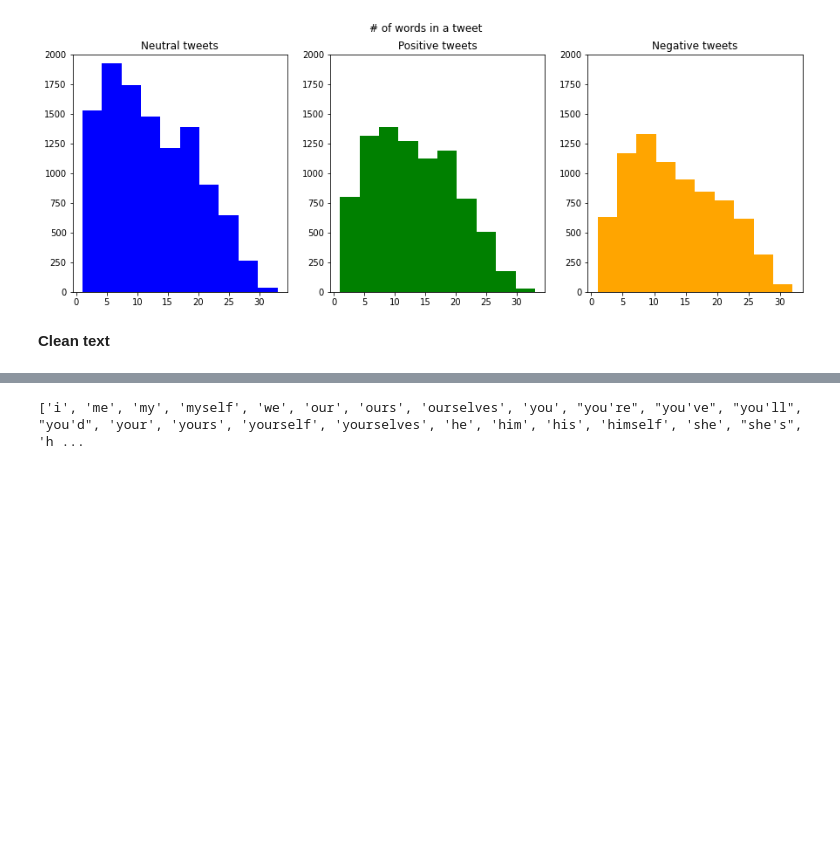
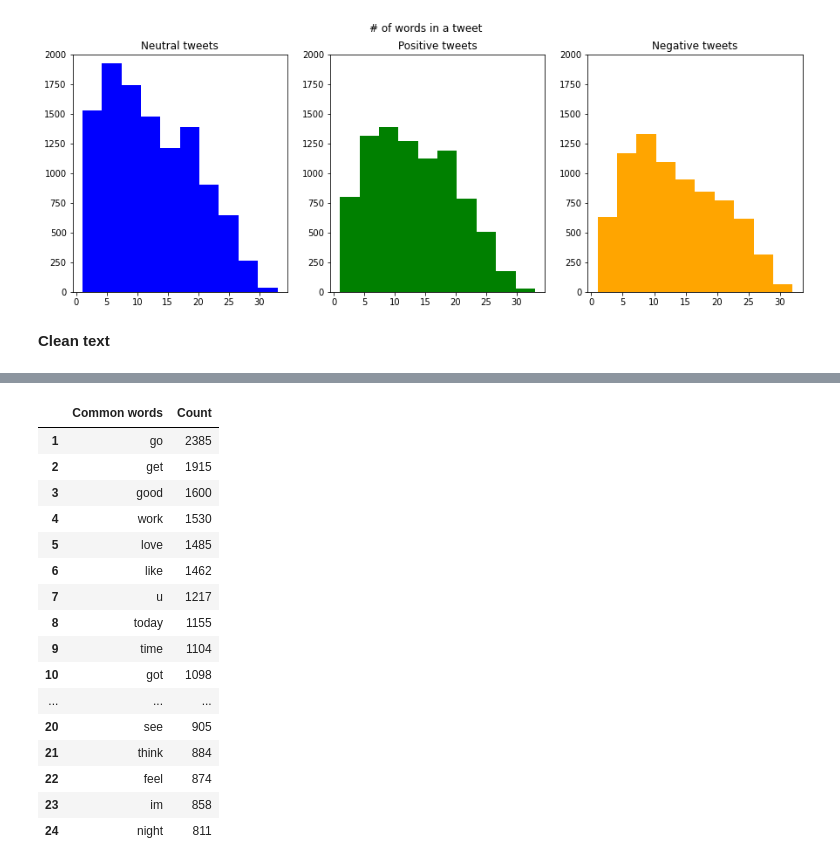
Before and after one commit to arzoozehra/CIND820, a Jupyter notebook: EDA.ipynb, the cells around one changed output, grey strips where cells are left out. Cells and saved outputs as stored; diff of their text form; code cells hidden in the pictures; blank space fills up the shorter version.

```diff
--- a/EDA.ipynb
+++ b/EDA.ipynb
@@ -256,21 +264,28 @@ plt.show()
 **Clean text**
 # %%
 # Convert text to lowercase
-train_normal = train['text'].str.lower()
-
-print(train_normal)
+train['text'] = train['text'].str.lower()
 
 # Expand contractions e.g i'd to i would
-#train_normal.replace( {r"`": "'"}, inplace= True, regex = True)
-#train_normal = train_normal.apply(contractions.fix)
+#train['text'].replace( {r"`": "'"}, inplace= True, regex = True)
+#train['text'] = train_normal.apply(contractions.fix)
 
 # Remove Unicode characters: punctuation, emojis, URLs and @
-train_normal.replace( {r"(@\[A-Za-z0-9]+)|([^0-9A-Za-z \t])|(\w+:\/\/\S+)|^rt|http.+?": " "}, inplace= True, regex = True)
+train['text'].replace( {r"(@\[A-Za-z0-9]+)|([^0-9A-Za-z \t])|(\w+:\/\/\S+)|^rt|http.+?": " "}, inplace= True, regex = True)
 
 # Remove extra whitespaces
-train_normal.replace( {r" +": " "}, inplace= True, regex = True)
-train_normal = train_normal.str.strip()
+train['text'].replace( {r" +": " "}, inplace= True, regex = True)
+train['text'] = train['text'].str.strip()
 
 # Remove stopwords
 stop = stopwords.words('english')
-train_normal = train_normal.apply(lambda text: " ".join([word for word in text.split() if word not in (stop)]))
+
+train['text'] = train['text'].apply(lambda text: " ".join([word for word in text.split() if word not in (stop)]))
+
+# Stemming
+stemmer = PorterStemmer()
+train['text'] = train['text'].apply(lambda text: " ".join([stemmer.stem(word) for word in text.split()]))
+
+# Lemmatazing
+lemmatizer = WordNetLemmatizer()
+train['text'] = train['text'].apply(lambda text: " ".join([lemmatizer.lemmatize(word) for word in text.split()]))
@@ -326,4 +312,26 @@ Name: text, Length: 27480, dtype: object
-# %%
-print(stop)
-# %% [output]
-['i', 'me', 'my', 'myself', 'we', 'our', 'ours', 'ourselves', 'you', "you're", "you've", "you'll", "you'd", 'your', 'yours', 'yourself', 'yourselves', 'he', 'him', 'his', 'himself', 'she', "she's", 'h ...
+# %%
+tempList = train['text'].apply(lambda x:str(x).split())
+
+top = Counter([item for sublist in tempList for item in sublist])
+temp = pd.DataFrame(top.most_common(25))
+temp = temp.iloc[1:,:]
+temp.columns = ['Common words','Count']
+temp.style.background_gradient(cmap='Blues')
+# %% [output]
+|  | Common words | Count |
+| 1 | go | 2385 |
+| 2 | get | 1915 |
+| 3 | good | 1600 |
+| 4 | work | 1530 |
+| 5 | love | 1485 |
+| 6 | like | 1462 |
+| 7 | u | 1217 |
+| 8 | today | 1155 |
+| 9 | time | 1104 |
+| 10 | got | 1098 |
+| ... | ... | ... |
+| 20 | see | 905 |
+| 21 | think | 884 |
+| 22 | feel | 874 |
+| 23 | im | 858 |
+| 24 | night | 811 |
```
Also changed, not shown: parts of 14 cells of this notebook.
